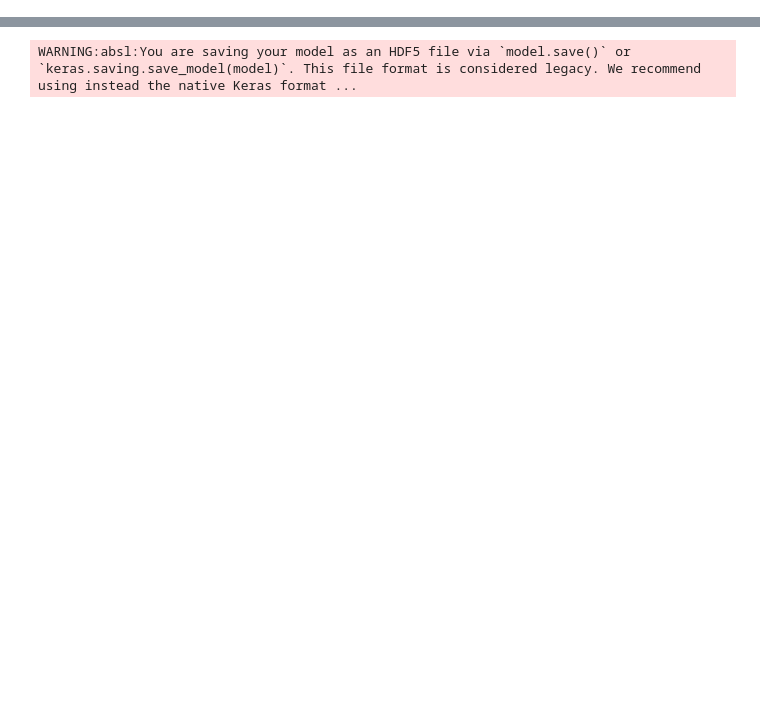
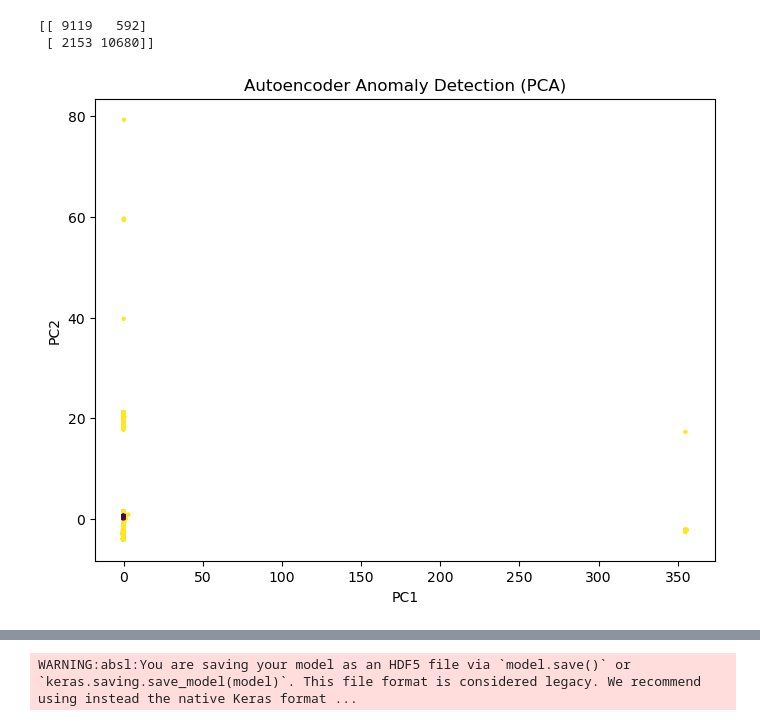
Before and after one commit to Jenish045/network-anomaly-detection, a Jupyter notebook: notebooks/04_autoencoder.ipynb, the cells around one changed output, grey strips where cells are left out. Saved outputs shown, nothing was run; the diff lists cells and outputs as text; code cells hidden in the pictures; blank space fills up the shorter version.

```diff
--- a/notebooks/04_autoencoder.ipynb
+++ b/notebooks/04_autoencoder.ipynb
@@ -77,5 +97,5 @@ threshold = np.percentile(train_error, 95)
 # %%
-pred = (error > threshold).astype(int)
+pred = (error > best_threshold).astype(int)
 # %%
 attack_test = (y_test != "normal").astype(int)
 # %%
@@ -94,3 +114,29 @@ weighted avg       0.88      0.86      0.86     22544
+# %%
+from sklearn.metrics import confusion_matrix
+
+cm = confusion_matrix(attack_test, pred)
+print(cm)
+# %% [output]
+[[ 9119   592]
+ [ 2153 10680]]
+# %%
+from sklearn.decomposition import PCA
+import matplotlib.pyplot as plt
+
+pca = PCA(n_components=2)
+X_test_pca = pca.fit_transform(X_test)
+
+plt.figure(figsize=(8,6))
+plt.scatter(X_test_pca[:,0], X_test_pca[:,1], c=pred, s=5)
+
+plt.title("Autoencoder Anomaly Detection (PCA)")
+plt.xlabel("PC1")
+plt.ylabel("PC2")
+
+plt.savefig("../results/ae_pca.png", bbox_inches='tight')
+plt.show()
+# %% [output]
+[figure, added]
 # %%
 import matplotlib.pyplot as plt
 
```
Also changed, not shown: parts of 8 cells of this notebook, 8 other files.
